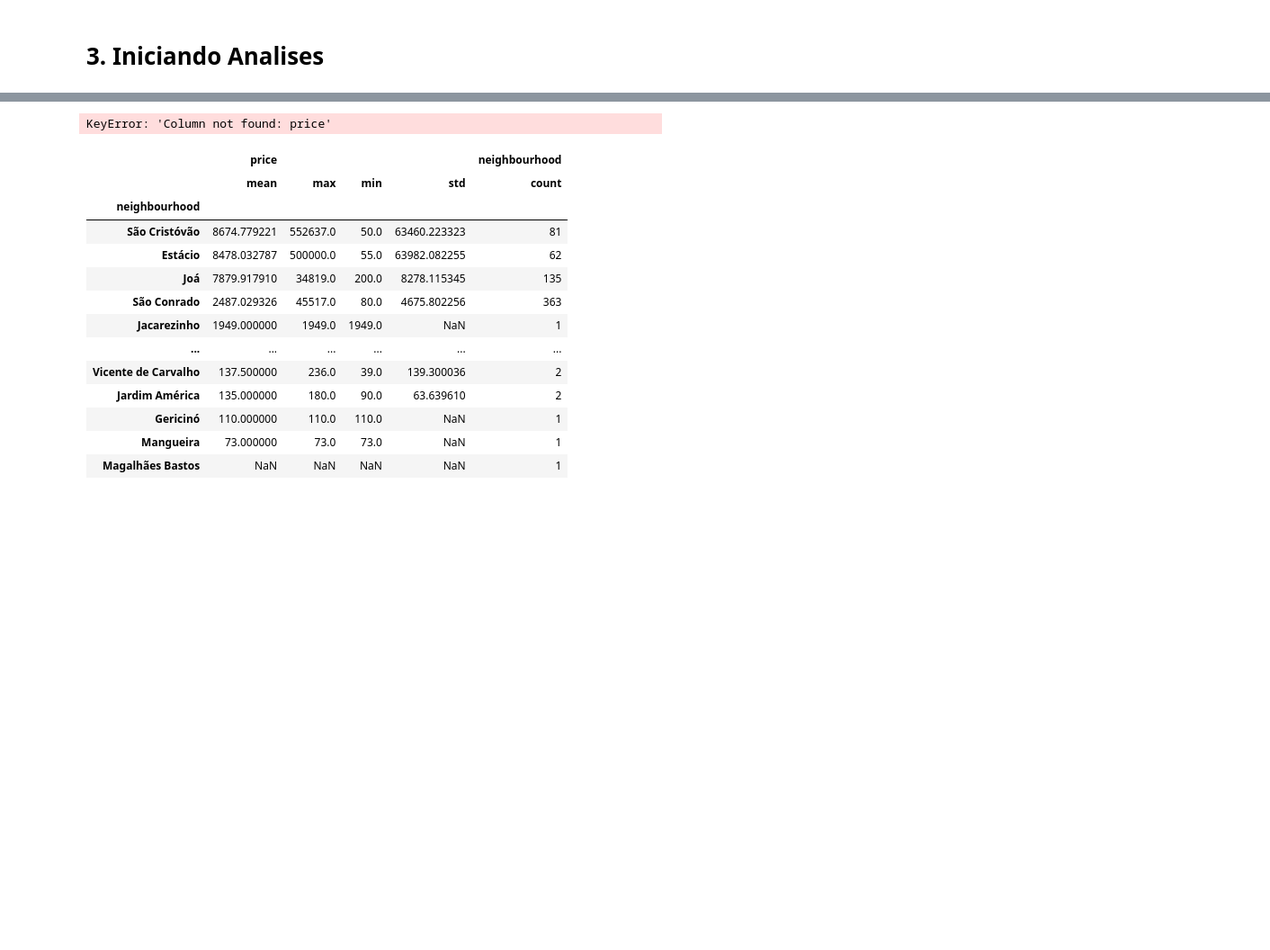
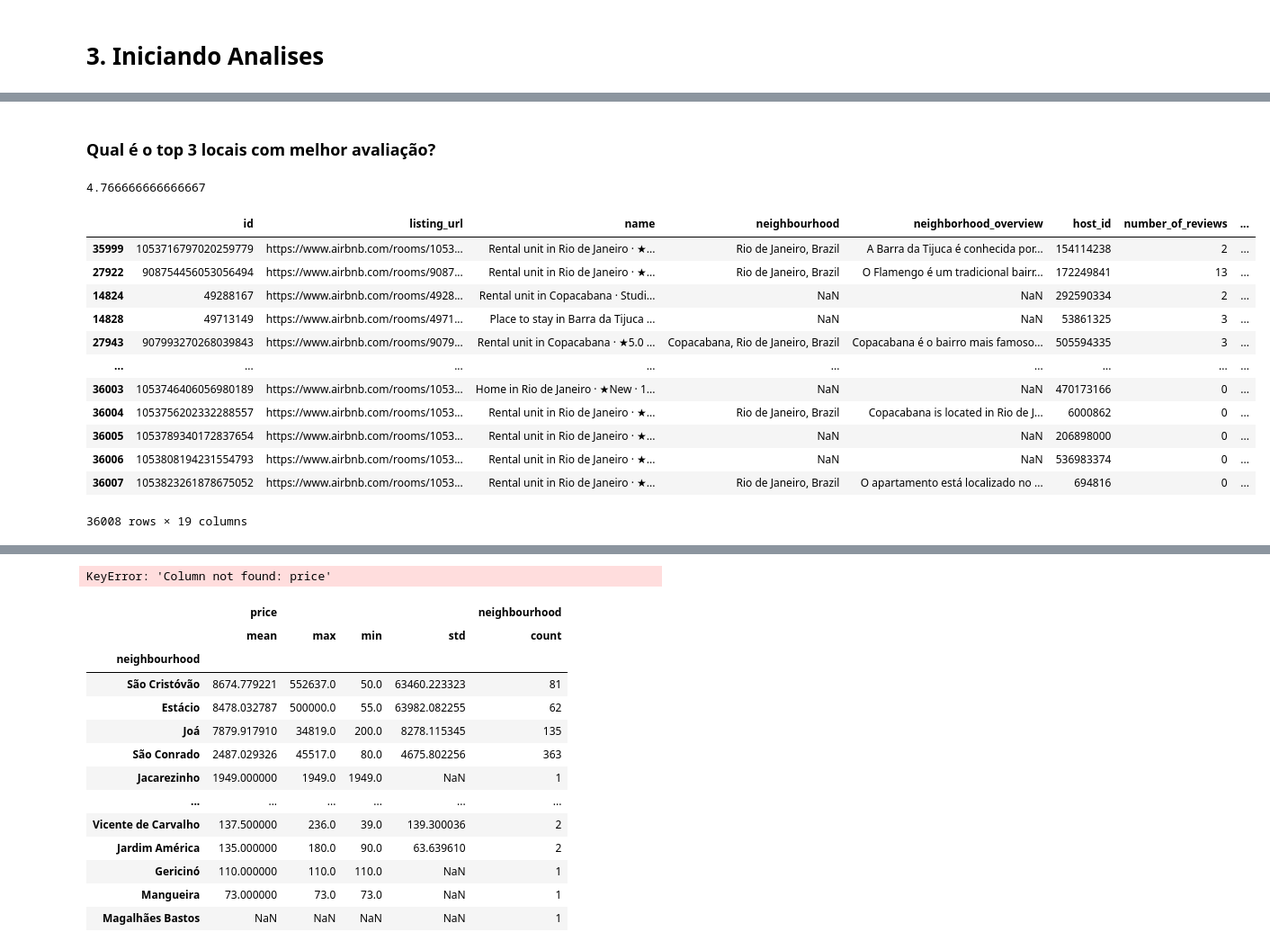
Before and after one commit to gnlins/GitSantander2024_2, a Jupyter notebook: airbnb.ipynb, the cells around one changed output, grey strips where cells are left out. Shown at 90% size. Drawn from its saved outputs; the diff is of its cells as text; code cells hidden in the pictures; blank space fills up the shorter version.

```diff
--- a/airbnb.ipynb
+++ b/airbnb.ipynb
@@ -25,0 +67,26 @@ listings_csv = listings_csv_small[['neighbourhood']]
+# %%
+filtro = ['id','listing_url',   'name','neighbourhood', 'neighborhood_overview','host_id', ] + [i for i in listings_csv_full.columns if 'review' in i]
+# %% [markdown]
+### Qual é o top 3 locais com melhor avaliação?
+# %%
+np.mean([4.77, 4.65	, 4.83, 4.91, 4.77,4.67])
+# %% [output]
+4.766666666666667
+# %%
+listings_analise = listings_csv_full[filtro]
+# %%
+listings_analise.sort_values(by=['review_scores_rating'], ascending=False)
+# %% [output]
+|  | id | listing_url | name | neighbourhood | neighborhood_overview | host_id | number_of_reviews | ... |
+| 35999 | 1053716797020259779 | https://www.airbnb.com/rooms/1053... | Rental unit in Rio de Janeiro · ★... | Rio de Janeiro, Brazil | A Barra da Tijuca é conhecida por... | 154114238 | 2 | ... |
+| 27922 | 908754456053056494 | https://www.airbnb.com/rooms/9087... | Rental unit in Rio de Janeiro · ★... | Rio de Janeiro, Brazil | O Flamengo é um tradicional bairr... | 172249841 | 13 | ... |
+| 14824 | 49288167 | https://www.airbnb.com/rooms/4928... | Rental unit in Copacabana · Studi... | NaN | NaN | 292590334 | 2 | ... |
+| 14828 | 49713149 | https://www.airbnb.com/rooms/4971... | Place to stay in Barra da Tijuca ... | NaN | NaN | 53861325 | 3 | ... |
+| 27943 | 907993270268039843 | https://www.airbnb.com/rooms/9079... | Rental unit in Copacabana · ★5.0 ... | Copacabana, Rio de Janeiro, Brazil | Copacabana é o bairro mais famoso... | 505594335 | 3 | ... |
+| ... | ... | ... | ... | ... | ... | ... | ... | ... |
+| 36003 | 1053746406056980189 | https://www.airbnb.com/rooms/1053... | Home in Rio de Janeiro · ★New · 1... | NaN | NaN | 470173166 | 0 | ... |
+| 36004 | 1053756202332288557 | https://www.airbnb.com/rooms/1053... | Rental unit in Rio de Janeiro · ★... | Rio de Janeiro, Brazil | Copacabana is located in Rio de J... | 6000862 | 0 | ... |
+| 36005 | 1053789340172837654 | https://www.airbnb.com/rooms/1053... | Rental unit in Rio de Janeiro · ★... | NaN | NaN | 206898000 | 0 | ... |
+| 36006 | 1053808194231554793 | https://www.airbnb.com/rooms/1053... | Rental unit in Rio de Janeiro · ★... | NaN | NaN | 536983374 | 0 | ... |
+| 36007 | 1053823261878675052 | https://www.airbnb.com/rooms/1053... | Rental unit in Rio de Janeiro · ★... | Rio de Janeiro, Brazil | O apartamento está localizado no ... | 694816 | 0 | ... |
+36008 rows × 19 columns
```
Also changed, not shown: parts of 12 cells of this notebook.
